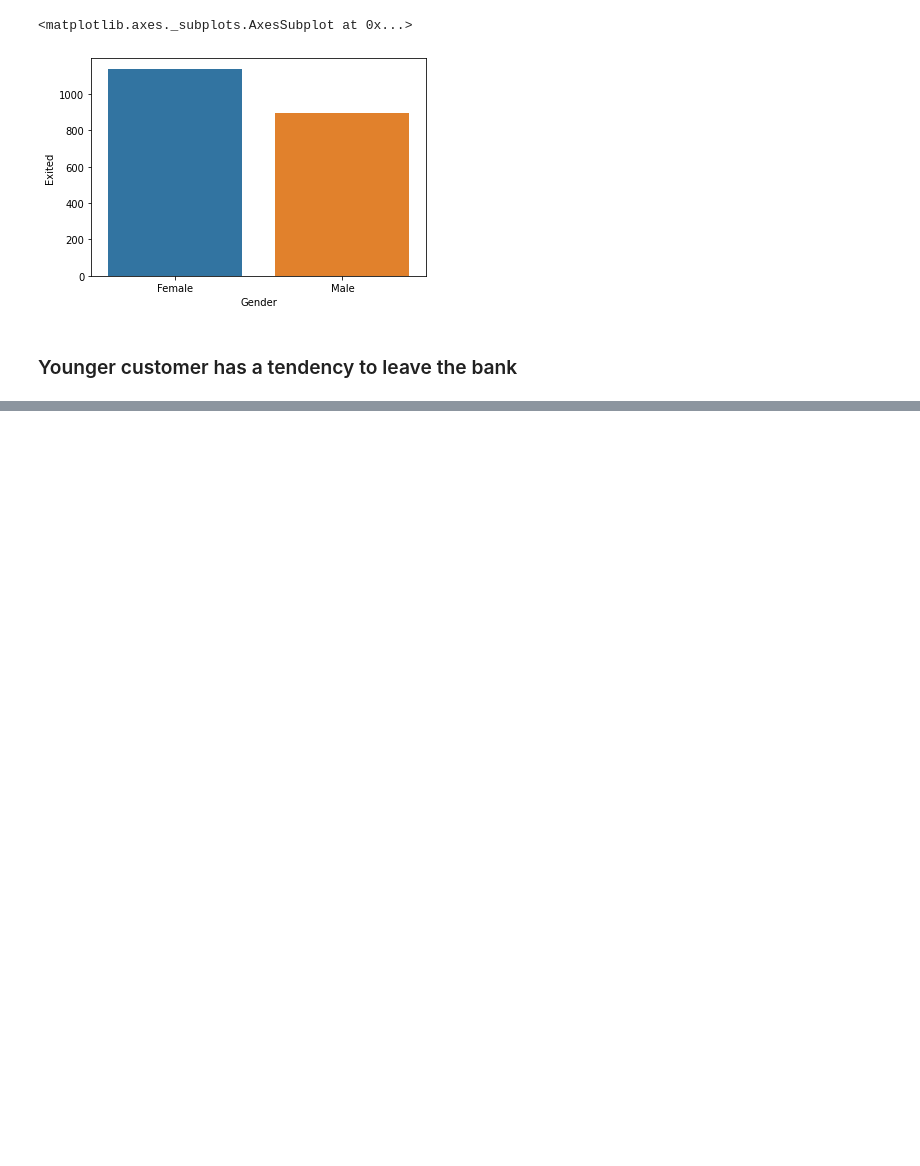
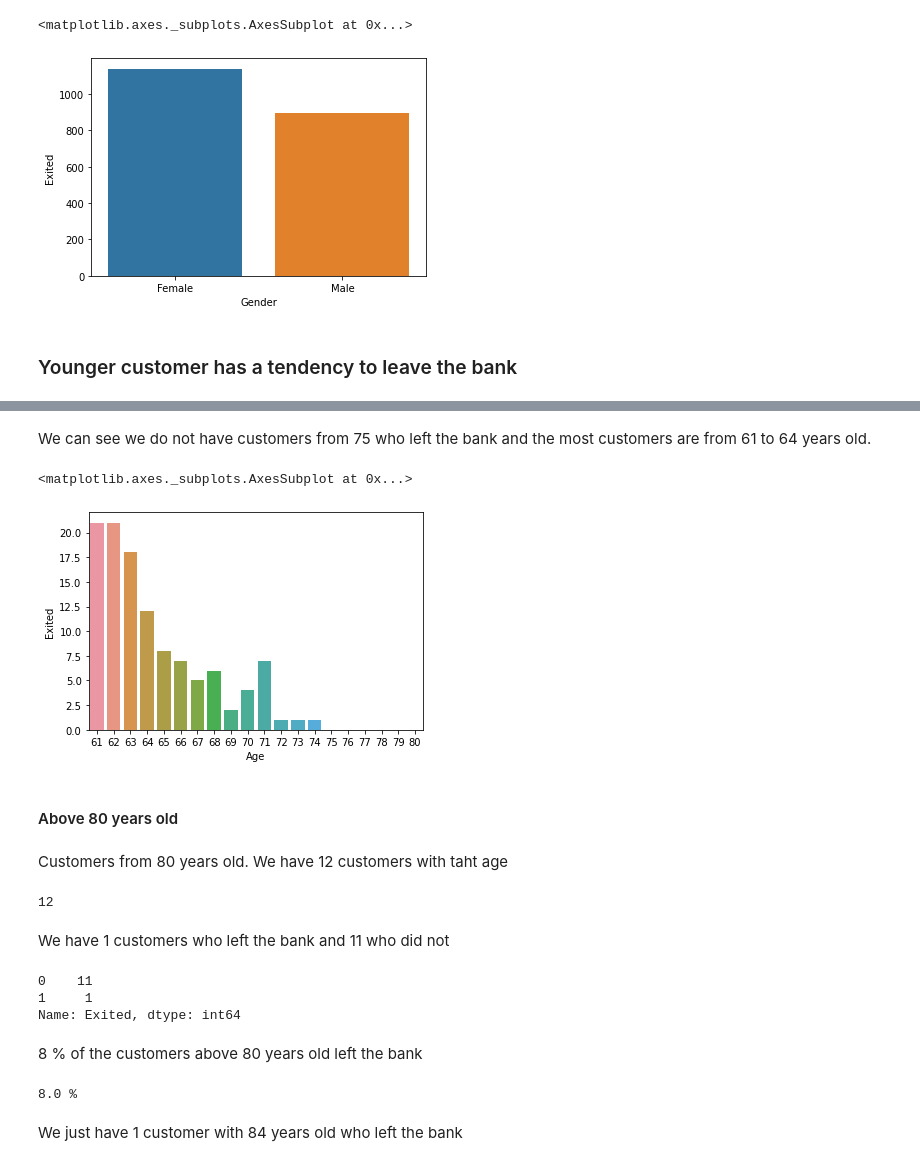
Before and after one commit to bezerraluis/Churn--Project, a Jupyter notebook: Churn.ipynb, the cells around one changed output, grey strips where cells are left out. Drawn from its saved outputs; the diff is of its cells as text; code cells hidden in the pictures; blank space fills up the shorter version.

```diff
--- a/Churn.ipynb
+++ b/Churn.ipynb
@@ -489,0 +825,37 @@ Age_high_80 = df_churn2.query('Age > 80')
+# %% [markdown]
+We can see we do not have customers from 75 who left the bank and the most customers are from 61 to 64 years old.
+# %%
+sns.barplot(x= 'Age', y= 'Exited', data= Age_btw_60_80,ci= None ,estimator= np.sum)
+# %% [output]
+<matplotlib.axes._subplots.AxesSubplot at 0x...>
+[figure, added]
+# %% [markdown]
+#### Above 80 years old
+# %% [markdown]
+Customers from 80 years old. We have 12 customers with taht age
+# %%
+Age_high_80 = df_churn2.query('Age > 80')
+
+len(Age_high_80)
+# %% [output]
+12
+# %% [markdown]
+We have 1 customers who left the bank and 11 who did not
+# %%
+count_high_80 = Age_high_80['Exited'].value_counts()
+
+count_high_80
+# %% [output]
+0    11
+1     1
+Name: Exited, dtype: int64
+# %% [markdown]
+8 % of the customers above 80 years old left the bank
+# %%
+porc_leave_high_80= (count_high_80[1] / len(Age_high_80))*100
+
+print(round(porc_leave_high_80),'%')
+# %% [output]
+8.0 %
+# %% [markdown]
+We just have 1 customer with 84 years old who left the bank
```
Also changed, not shown: parts of 173 cells of this notebook.
